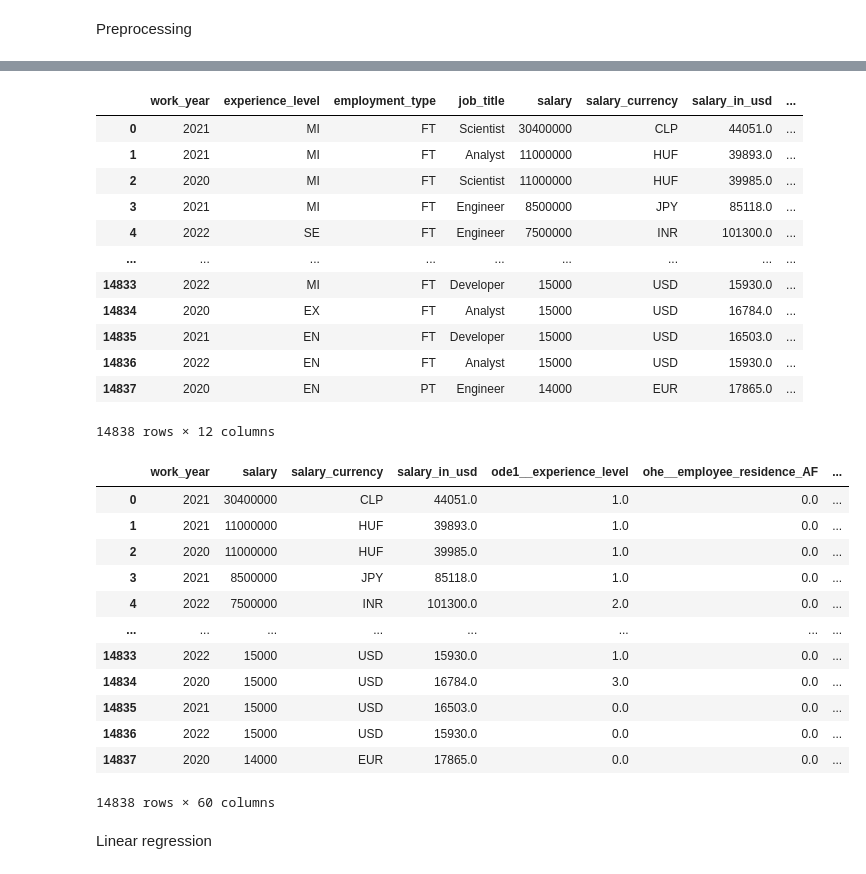
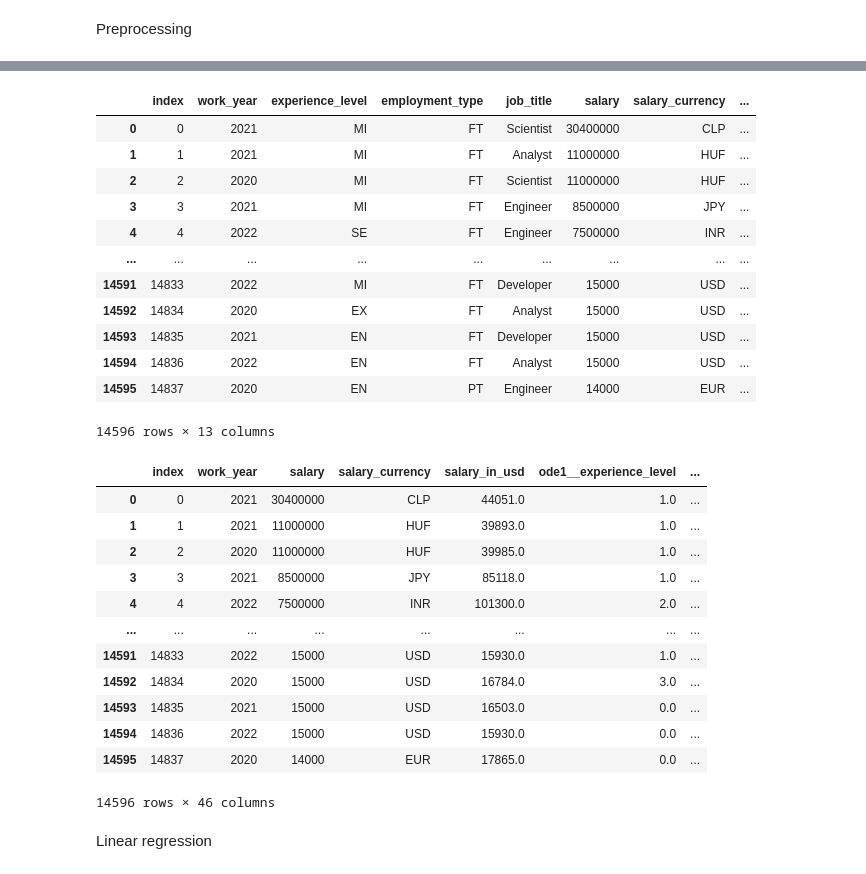
Before and after one commit to bdeanhardt/DIS_ML_Final_Project, a Jupyter notebook: exploration.ipynb, the cells around one changed output, grey strips where cells are left out. Drawn from its saved outputs; the diff is of its cells as text; code cells hidden in the pictures.

Commit message:
update process_location, add remove outlier

```diff
--- a/exploration.ipynb
+++ b/exploration.ipynb
@@ -133,3 +157,16 @@ plt.show()
 [figure]
 # %% [markdown]
 Preprocessing
+# %%
+
+#use IQR to remove outliers
+
+Q1 = data['salary_in_usd'].quantile(0.25)
+Q3 = data['salary_in_usd'].quantile(0.75)
+IQR = Q3 - Q1
+lower_bound = Q1 - 1.5 * IQR
+upper_bound = Q3 + 1.5 * IQR
+
+data = data[(data['salary_in_usd'] >= lower_bound) & (data['salary_in_usd'] <= upper_bound)].reset_index().copy()
+sns.histplot(data['salary_in_usd'], kde=True, color='skyblue')
+data
@@ -172,9 +224,10 @@ import pycountry
 import pycountry_convert as pc
 
 def process_location(job_data):
-    job_data = job_data.value_counts().reset_index()
-    job_data.columns = ['location', 'frequency']
+    location_dic = job_data.value_counts().to_dict()
     filter_threshold = 0.5
+
+    job_data = job_data.values
 
     def get_continent(country_code):
         country_name = pycountry.countries.get(alpha_2 = country_code)
@@ -183,71 +236,73 @@ def process_location(job_data):
         else:
             return 'Other'
 
-    for index,row in job_data.iterrows():
-        if row['frequency'] / job_data.shape[0] < filter_threshold:
-            job_data.at[index, 'location'] = get_continent(row['location'])
+    for i in range(len(job_data)):
+        if location_dic[job_data[i]] / len(job_data) < filter_threshold:
+            job_data[i] = get_continent(job_data[i])
 
-    return job_data['location']
+    return job_data
 # %%
 data['employee_residence'] = process_location(data['employee_residence'])
 data['company_location'] = process_location(data['company_location'])
 data['job_category'], data['job_title'] = process_job_title(data['job_title'])
 data
 # %% [output]
-|  | work_year | experience_level | employment_type | job_title | salary | salary_currency | salary_in_usd | ... |
-| 0 | 2021 | MI | FT | Scientist | 30400000 | CLP | 44051.0 | ... |
-| 1 | 2021 | MI | FT | Analyst | 11000000 | HUF | 39893.0 | ... |
-| 2 | 2020 | MI | FT | Scientist | 11000000 | HUF | 39985.0 | ... |
-| 3 | 2021 | MI | FT | Engineer | 8500000 | JPY | 85118.0 | ... |
-| 4 | 2022 | SE | FT | Engineer | 7500000 | INR | 101300.0 | ... |
+|  | index | work_year | experience_level | employment_type | job_title | salary | salary_currency | ... |
+| 0 | 0 | 2021 | MI | FT | Scientist | 30400000 | CLP | ... |
+| 1 | 1 | 2021 | MI | FT | Analyst | 11000000 | HUF | ... |
+| 2 | 2 | 2020 | MI | FT | Scientist | 11000000 | HUF | ... |
+| 3 | 3 | 2021 | MI | FT | Engineer | 8500000 | JPY | ... |
+| 4 | 4 | 2022 | SE | FT | Engineer | 7500000 | INR | ... |
 | ... | ... | ... | ... | ... | ... | ... | ... | ... |
-| 14833 | 2022 | MI | FT | Developer | 15000 | USD | 15930.0 | ... |
-| 14834 | 2020 | EX | FT | Analyst | 15000 | USD | 16784.0 | ... |
-| 14835 | 2021 | EN | FT | Developer | 15000 | USD | 16503.0 | ... |
-| 14836 | 2022 | EN | FT | Analyst | 15000 | USD | 15930.0 | ... |
-| 14837 | 2020 | EN | PT | Engineer | 14000 | EUR | 17865.0 | ... |
+| 14591 | 14833 | 2022 | MI | FT | Developer | 15000 | USD | ... |
+| 14592 | 14834 | 2020 | EX | FT | Analyst | 15000 | USD | ... |
+| 14593 | 14835 | 2021 | EN | FT | Developer | 15000 | USD | ... |
+| 14594 | 14836 | 2022 | EN | FT | Analyst | 15000 | USD | ... |
+| 14595 | 14837 | 2020 | EN | PT | Engineer | 14000 | EUR | ... |
-14838 rows × 12 columns
+14596 rows × 13 columns
 # %%
 from sklearn.preprocessing import OneHotEncoder,OrdinalEncoder
 from sklearn.compose import ColumnTransformer
 
 one_hot_encoding_cat = ['employee_residence','company_location','remote_ratio', 'job_category', 'job_title', 'employment_type','company_size']
 ordinal_encoding_cat = ['experience_level']
 
 ode1 = OrdinalEncoder(categories=[['EN', 'MI', 'SE', 'EX']])
 ohe = OneHotEncoder(sparse_output = False)
 
 ##columnTransformer
 ct = ColumnTransformer(
     transformers=[
-        ('ode1', ode1, ['experience_level']),
+        ('ode1', ode1, ordinal_encoding_cat),
         ('ohe', ohe, one_hot_encoding_cat),
     ],
     remainder='passthrough'
 )
 
 trf = ct.fit_transform(data)
+
 df = pd.DataFrame(trf,columns=ct.get_feature_names_out())
 
 data.drop(one_hot_encoding_cat + ordinal_encoding_cat, axis=1, inplace=True)
 
 data = data.join(df)
 
+df
 data
 # %% [output]
-|  | work_year | salary | salary_currency | salary_in_usd | ode1__experience_level | ohe__employee_residence_AF | ... |
-| 0 | 2021 | 30400000 | CLP | 44051.0 | 1.0 | 0.0 | ... |
-| 1 | 2021 | 11000000 | HUF | 39893.0 | 1.0 | 0.0 | ... |
-| 2 | 2020 | 11000000 | HUF | 39985.0 | 1.0 | 0.0 | ... |
-| 3 | 2021 | 8500000 | JPY | 85118.0 | 1.0 | 0.0 | ... |
-| 4 | 2022 | 7500000 | INR | 101300.0 | 2.0 | 0.0 | ... |
+|  | index | work_year | salary | salary_currency | salary_in_usd | ode1__experience_level | ... |
+| 0 | 0 | 2021 | 30400000 | CLP | 44051.0 | 1.0 | ... |
+| 1 | 1 | 2021 | 11000000 | HUF | 39893.0 | 1.0 | ... |
+| 2 | 2 | 2020 | 11000000 | HUF | 39985.0 | 1.0 | ... |
+| 3 | 3 | 2021 | 8500000 | JPY | 85118.0 | 1.0 | ... |
+| 4 | 4 | 2022 | 7500000 | INR | 101300.0 | 2.0 | ... |
 | ... | ... | ... | ... | ... | ... | ... | ... |
-| 14833 | 2022 | 15000 | USD | 15930.0 | 1.0 | 0.0 | ... |
-| 14834 | 2020 | 15000 | USD | 16784.0 | 3.0 | 0.0 | ... |
-| 14835 | 2021 | 15000 | USD | 16503.0 | 0.0 | 0.0 | ... |
-| 14836 | 2022 | 15000 | USD | 15930.0 | 0.0 | 0.0 | ... |
-| 14837 | 2020 | 14000 | EUR | 17865.0 | 0.0 | 0.0 | ... |
+| 14591 | 14833 | 2022 | 15000 | USD | 15930.0 | 1.0 | ... |
+| 14592 | 14834 | 2020 | 15000 | USD | 16784.0 | 3.0 | ... |
+| 14593 | 14835 | 2021 | 15000 | USD | 16503.0 | 0.0 | ... |
+| 14594 | 14836 | 2022 | 15000 | USD | 15930.0 | 0.0 | ... |
+| 14595 | 14837 | 2020 | 14000 | EUR | 17865.0 | 0.0 | ... |
-14838 rows × 60 columns
+14596 rows × 46 columns
 # %%
 from sklearn.model_selection import train_test_split
 from sklearn.preprocessing import StandardScaler
```
Also changed, not shown: parts of 9 cells of this notebook.
